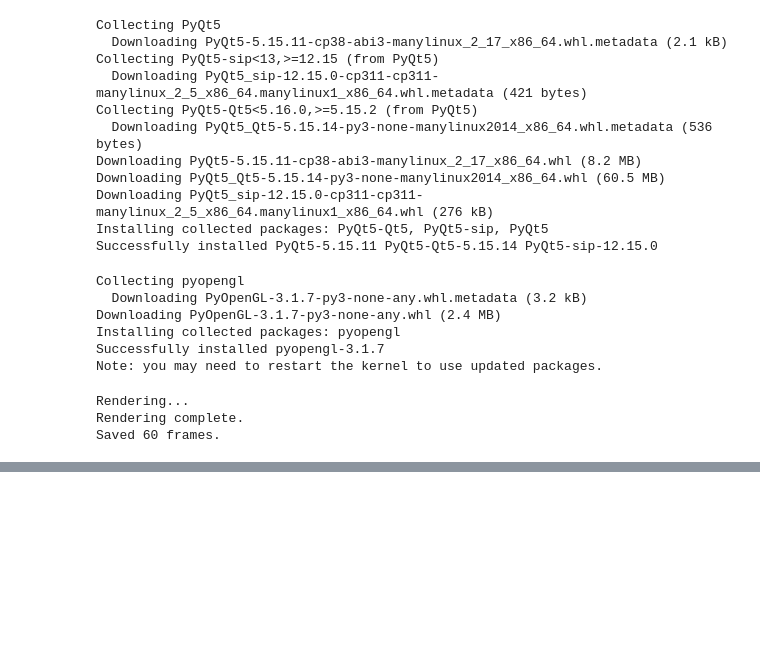
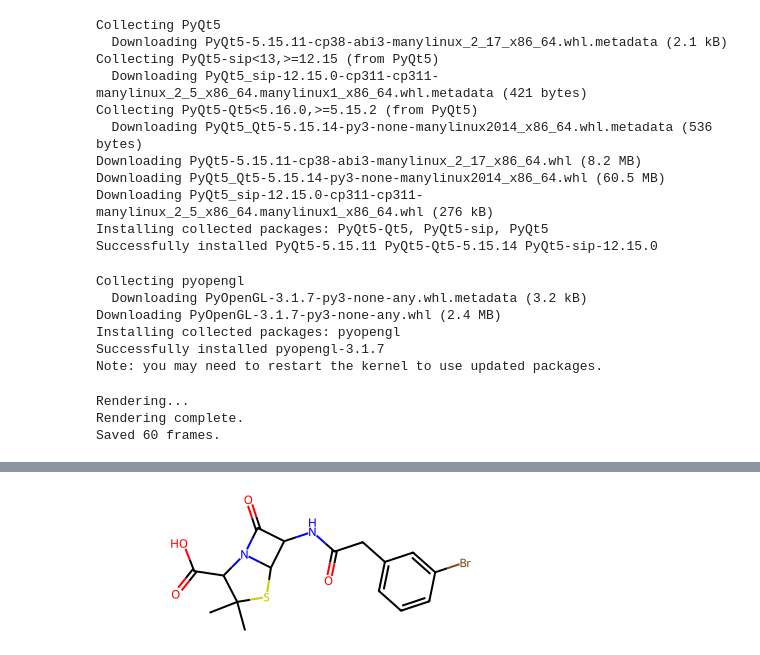
Before and after one commit to flowersteam/adtool, a Jupyter notebook: examples/docking/systems/debug.ipynb, the cells around one changed output, grey strips where cells are left out. Drawn from its saved outputs; the diff is of its cells as text; code cells hidden in the pictures; blank space fills up the shorter version.

```diff
--- a/examples/docking/systems/debug.ipynb
+++ b/examples/docking/systems/debug.ipynb
@@ -722,0 +757,6 @@ Saved 60 frames.
+# %%
+smiles = next(mutate_mol(Chem.AddHs(mol), db_name='../maps/replacements02_sa2.db'))
+
+mol=Chem.MolFromSmiles(smiles)
+mol
+# %% [output]
@@ -722,0 +764 @@ Saved 60 frames.
+[figure, added]
```
Also changed, not shown: parts of 12 cells of this notebook, 8 other files.
